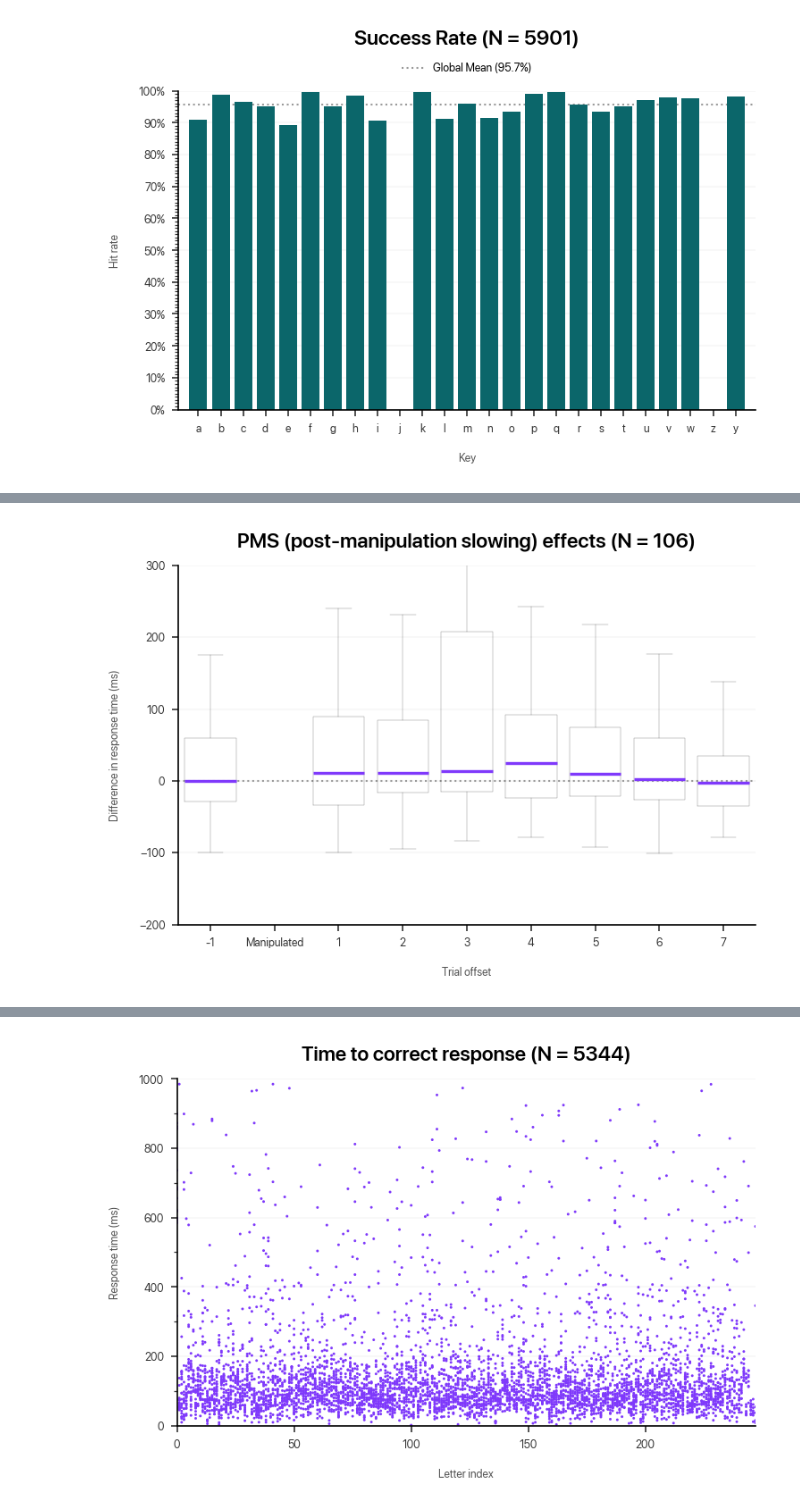
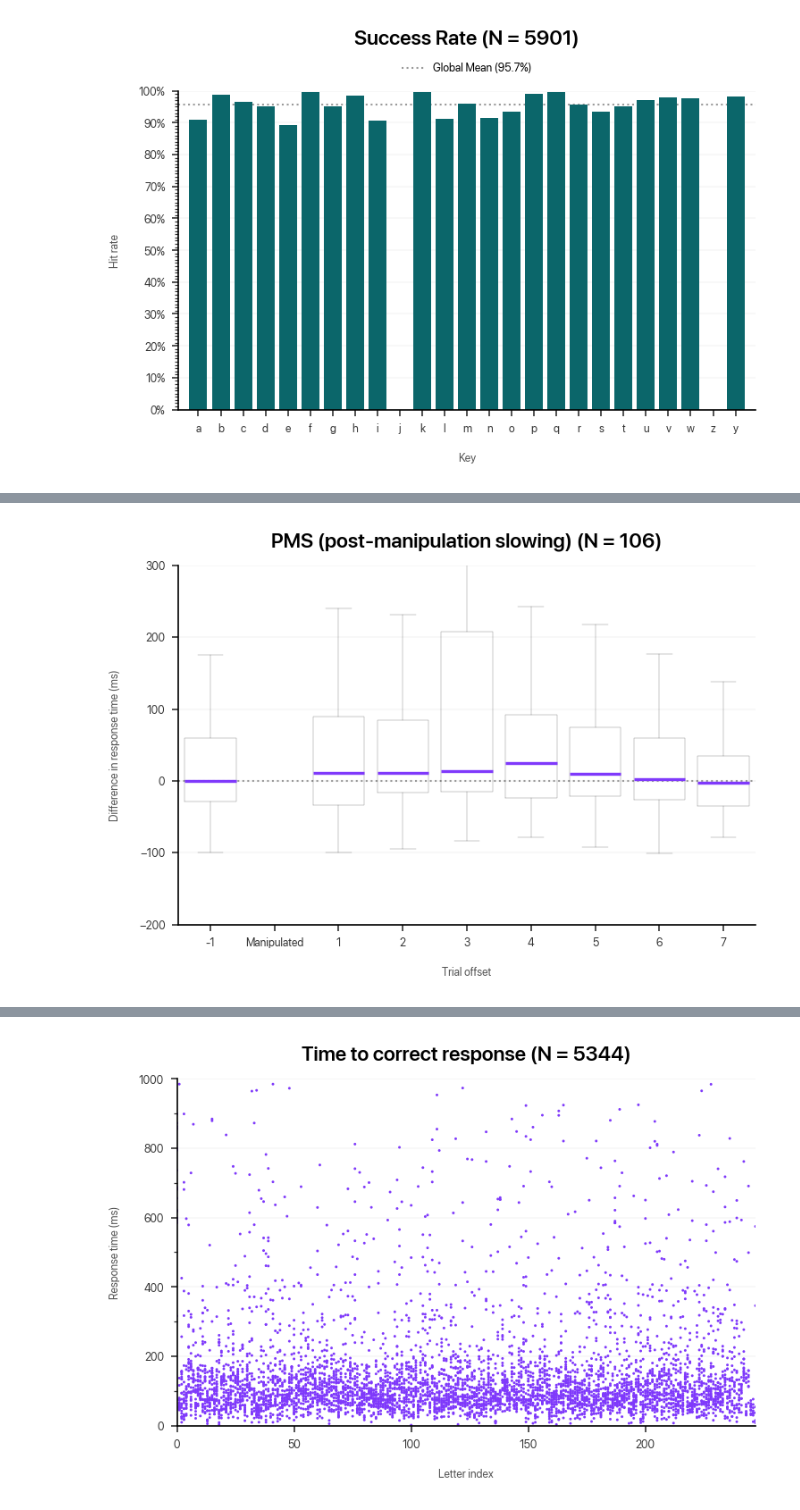
Before and after one commit to dlundgaard/AuthorshipArtifice, a Jupyter notebook: data_pipeline.ipynb, the cells around one changed output, grey strips where cells are left out. Drawn from its saved outputs; the diff is of its cells as text; code cells hidden in the pictures.

```diff
--- a/data_pipeline.ipynb
+++ b/data_pipeline.ipynb
@@ -134,9 +134,6 @@ plt.tight_layout()
 # %%
 # load_data()
 plt.figure(figsize=FIGURE_SIZE)
-
-# multiple_stabs = results[results.groupby(["session", "block", "cursor_position"])["trial"].transform("count") > 1]
-# multiple_stabs[multiple_stabs["condition"] != "control"]
 
 manipulated = results[results["condition"] != "control"]
 immediately_preceding_manipulations = results["response_time"].loc[[trial_idx - 1 for trial_idx in manipulated.index]]
@@ -144,32 +141,32 @@ offset_range = range(-1, 8)
 for trial_offset in offset_range:
     if trial_offset == 0:
         continue
     response_times = results["response_time"].loc[[trial_idx + trial_offset for trial_idx in manipulated.index if trial_idx + trial_offset in results.index.values]]
     outlines_alpha = 0.5
     plt.boxplot(
         response_times - immediately_preceding_manipulations.median(),
         positions=[trial_offset],
         widths = 0.8,
         boxprops = dict(linewidth = 0.2, alpha = outlines_alpha),
         whiskerprops = dict(linewidth = 0.2, alpha = outlines_alpha),
         capprops = dict(linewidth = 0.2, alpha = outlines_alpha),
         flierprops = dict(marker = "o", markersize = 1, alpha = outlines_alpha, markeredgecolor = "none"),
         medianprops = dict(linewidth = 1.6, color = "C2"),
     )
 plt.axhline(
     y = 0,
     linestyle = ":",
     linewidth = 1,
     color = "black",
     alpha = 0.4,
     zorder = -1,
 )
 plt.xticks(offset_range, ["Manipulated" if offset == 0 else offset for offset in offset_range])
 
-plt.title(f"PMS (post-manipulation slowing) effects (N = {len(manipulated)})")
+plt.title(f"PMS (post-manipulation slowing) (N = {len(manipulated)})")
 plt.xlabel("Trial offset")
 plt.ylabel("Difference in response time (ms)")
 plt.ylim((-200, 300))
 plt.tight_layout()
 # %% [output]
-[figure, old version]
+[figure, new version]
```
Also changed, not shown: parts of 4 cells of this notebook.
